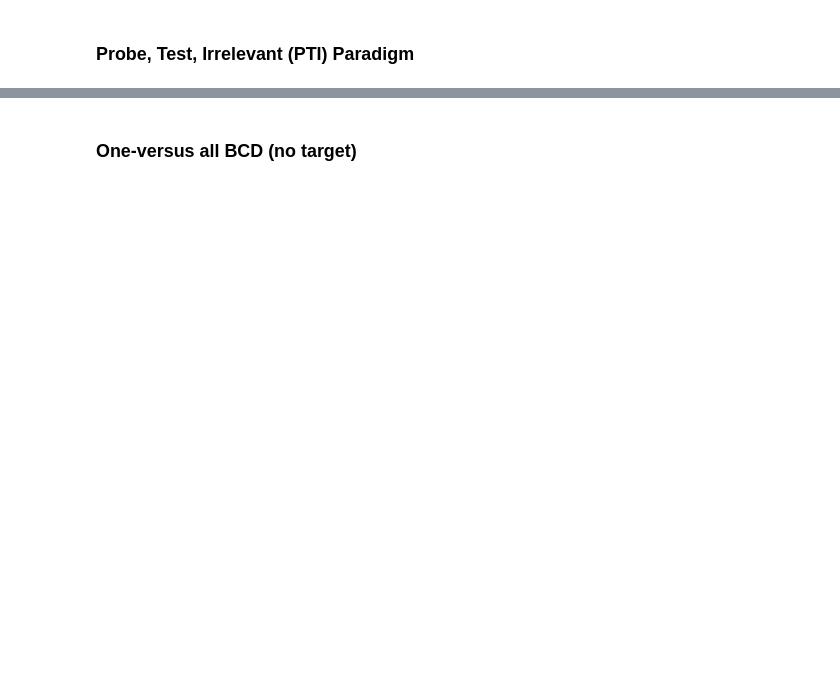
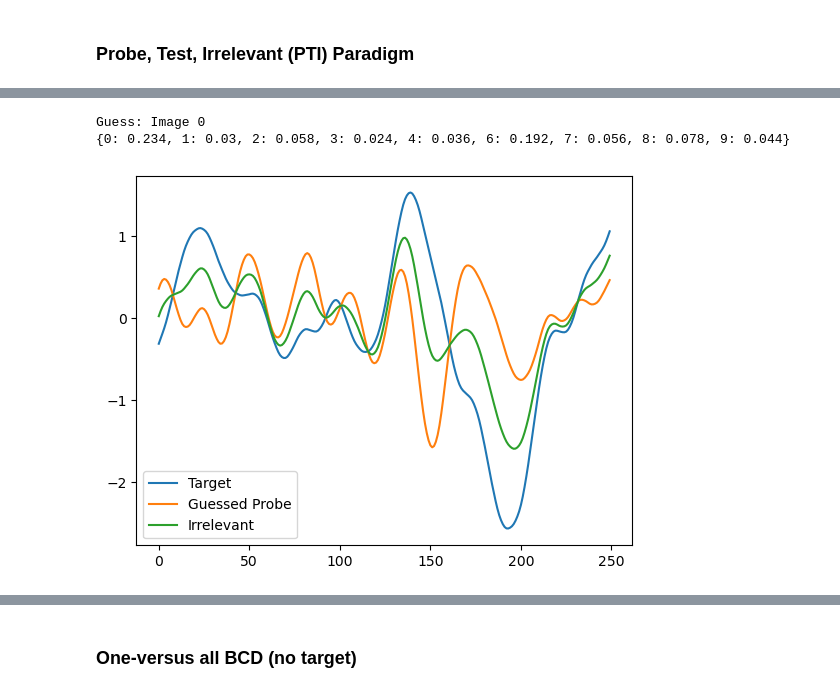
Before and after one commit to sveld03/natHacks, a Jupyter notebook: P3TE/correlation_analysis.ipynb, the cells around one changed output, grey strips where cells are left out. Drawn from its saved outputs; the diff is of its cells as text; code cells hidden in the pictures; blank space fills up the shorter version.

```diff
--- a/P3TE/correlation_analysis.ipynb
+++ b/P3TE/correlation_analysis.ipynb
@@ -67,0 +89,7 @@ X = pd.concat([X1, X2, X3], ignore_index=True, axis=0)
+# %%
+ds8 = pd.read_csv("P3TE/loading_data/Zef_0_data_PTI_probe0_target5_(30_trials)(10_images)(500_downTime)(200_flashTime)_label0.csv")
+labels8 = np.loadtxt("P3TE/loading_data/Zef_0_labels_PTI_probe0_target5_(30_trials)(10_images)(500_downTime)(200_flashTime)_label0.csv",
+                     delimiter=',',
+                     dtype='int')
+# %%
+X8 = create_lab_data(ds8, labels8, 250, rm0102)
@@ -69,0 +225,7 @@ X = pd.concat([X1, X2, X3], ignore_index=True, axis=0)
+# %%
+test_targets = [0, 1, 2, 3, 4, 6, 7, 8, 9]
+pti_bcd_test(X8, target=5, suspects=test_targets, n_iters=500, n_samples=10) # zef short, probe=0
+# %% [output]
+Guess: Image 0
+{0: 0.234, 1: 0.03, 2: 0.058, 3: 0.024, 4: 0.036, 6: 0.192, 7: 0.056, 8: 0.078, 9: 0.044}
+[figure, added]
```
Also changed, not shown: parts of 32 cells of this notebook.
